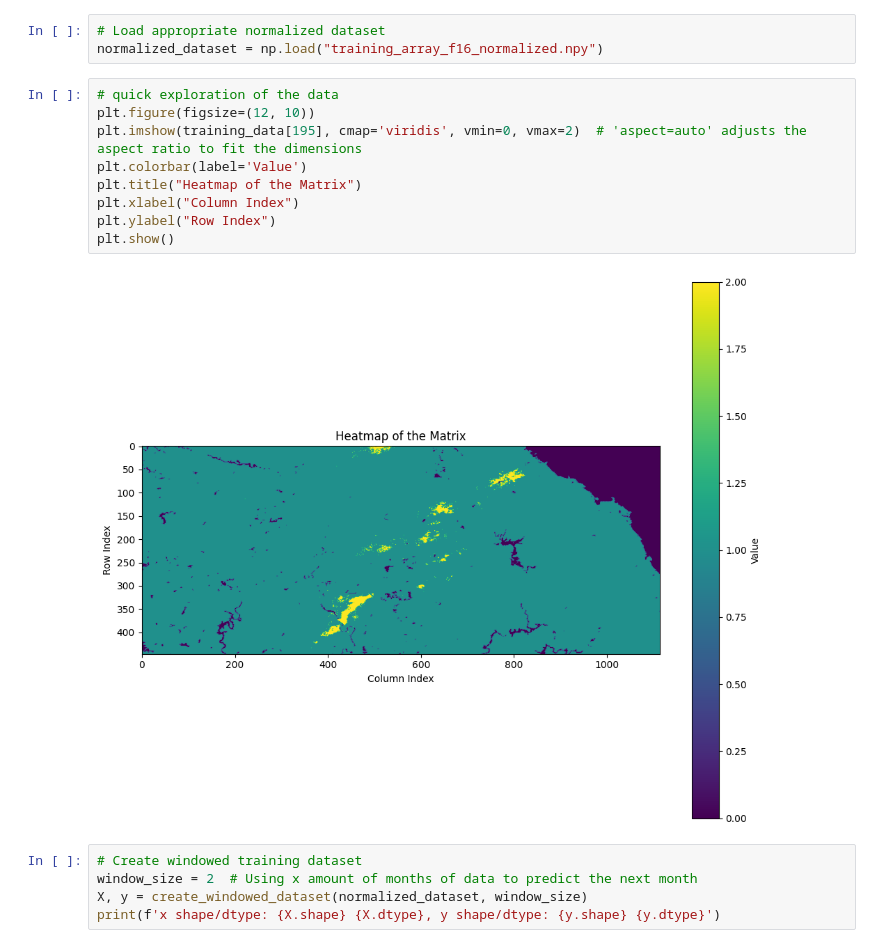
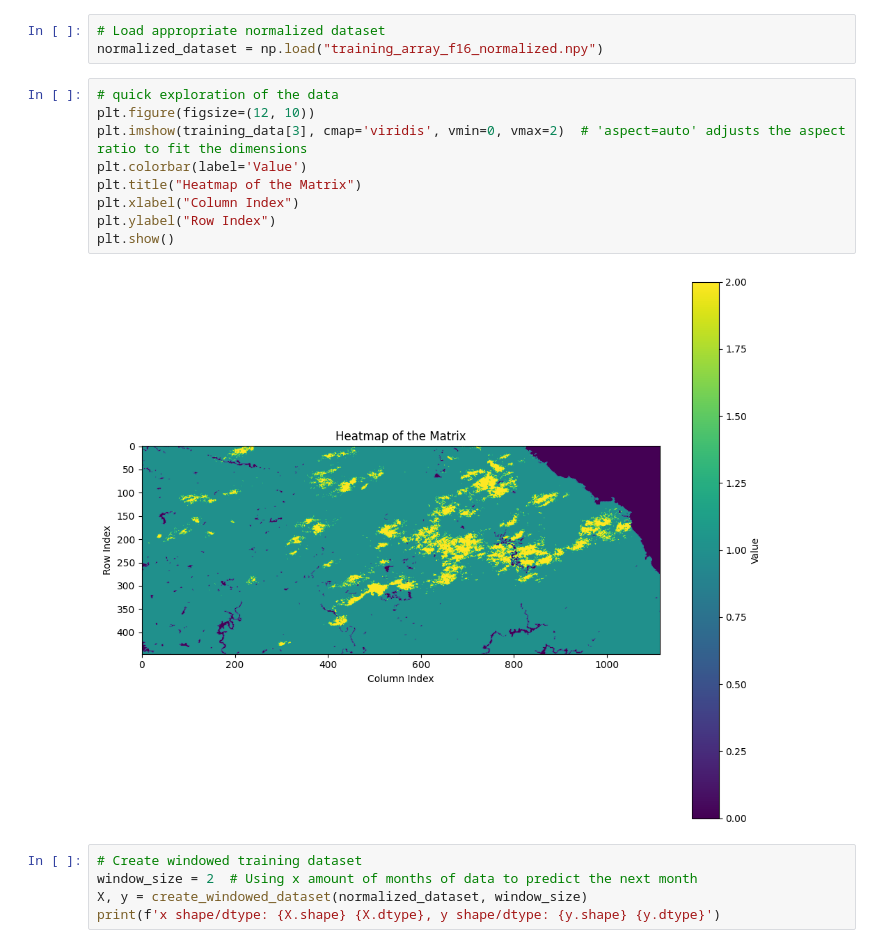
Before and after one commit to Tom-v-G/UC_wildfire_forecasting, a Jupyter notebook: data visualisation Rajiv.ipynb, the cells around one changed output. Drawn from its saved outputs; the diff is of its cells as text.

```diff
--- a/data visualisation Rajiv.ipynb
+++ b/data visualisation Rajiv.ipynb
@@ -386,14 +389,14 @@ normalized_dataset = np.load("training_array_f16_normalized.npy")
 # %%
 # quick exploration of the data
 plt.figure(figsize=(12, 10))
-plt.imshow(training_data[195], cmap='viridis', vmin=0, vmax=2)  # 'aspect=auto' adjusts the aspect ratio to fit the dimensions
+plt.imshow(training_data[3], cmap='viridis', vmin=0, vmax=2)  # 'aspect=auto' adjusts the aspect ratio to fit the dimensions
 plt.colorbar(label='Value')
 plt.title("Heatmap of the Matrix")
 plt.xlabel("Column Index")
 plt.ylabel("Row Index")
 plt.show()
 # %% [output]
-[figure, old version]
+[figure, new version]
 # %%
 # Create windowed training dataset
 window_size = 2  # Using x amount of months of data to predict the next month
```
Also changed, not shown: parts of 27 cells of this notebook.
